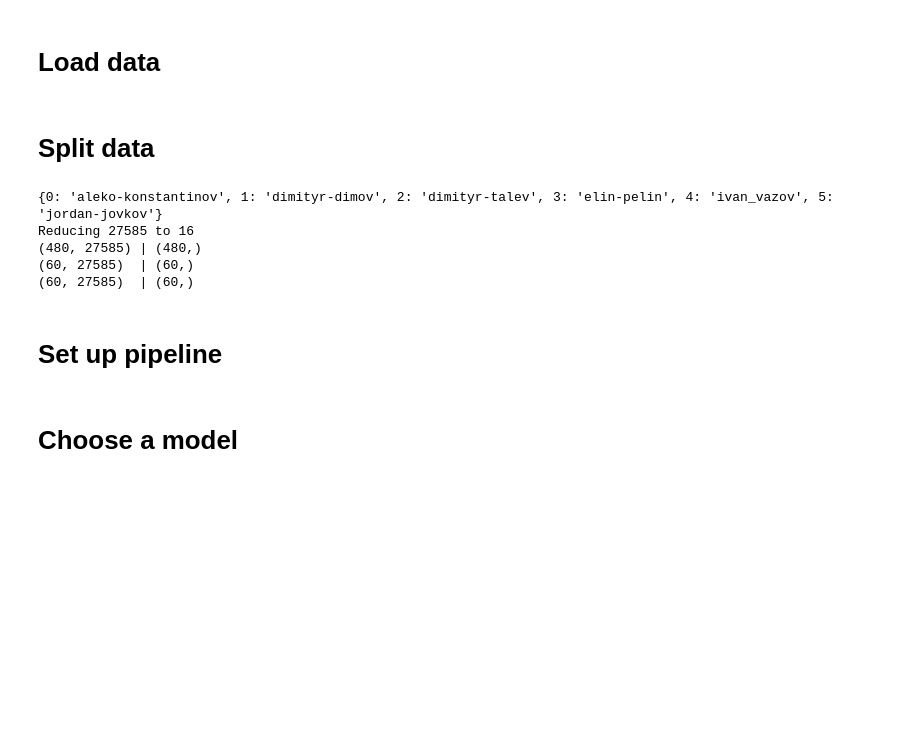
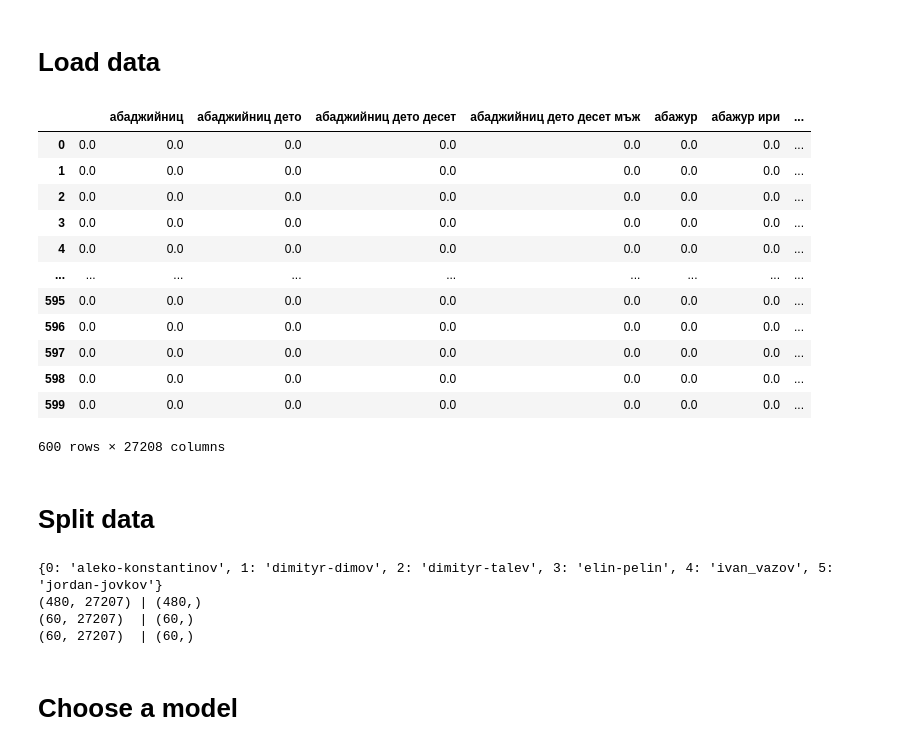
Before and after one commit to SimeonHristov99/ati, a Jupyter notebook: src/06_modelling.ipynb, the cells around one changed output. Saved outputs shown, nothing was run; the diff lists cells and outputs as text; code cells hidden in the pictures; blank space fills up the shorter version.

```diff
--- a/src/06_modelling.ipynb
+++ b/src/06_modelling.ipynb
@@ -28,30 +24,35 @@ DATA_PATH_PREP = '../DATA/prepared'
 # %% [markdown]
 # Load data
 # %%
-data_table_soft = pd.read_pickle(f'{DATA_PATH_PREP}/04_data_table_soft.pkl')
-data_table_med = pd.read_pickle(f'{DATA_PATH_PREP}/04_data_table_med.pkl')
+# data_table_soft = pd.read_pickle(f'{DATA_PATH_PREP}/04_data_table_soft.pkl')
+# data_table_med = pd.read_pickle(f'{DATA_PATH_PREP}/04_data_table_med.pkl')
 data_table_hard = pd.read_pickle(f'{DATA_PATH_PREP}/04_data_table_hard.pkl')
+data_table_hard
+# %% [output]
+|  |  | абаджийниц | абаджийниц дето | абаджийниц дето десет | абаджийниц дето десет мъж | абажур | абажур ири | ... |
+| 0 | 0.0 | 0.0 | 0.0 | 0.0 | 0.0 | 0.0 | 0.0 | ... |
+| 1 | 0.0 | 0.0 | 0.0 | 0.0 | 0.0 | 0.0 | 0.0 | ... |
+| 2 | 0.0 | 0.0 | 0.0 | 0.0 | 0.0 | 0.0 | 0.0 | ... |
+| 3 | 0.0 | 0.0 | 0.0 | 0.0 | 0.0 | 0.0 | 0.0 | ... |
+| 4 | 0.0 | 0.0 | 0.0 | 0.0 | 0.0 | 0.0 | 0.0 | ... |
+| ... | ... | ... | ... | ... | ... | ... | ... | ... |
+| 595 | 0.0 | 0.0 | 0.0 | 0.0 | 0.0 | 0.0 | 0.0 | ... |
+| 596 | 0.0 | 0.0 | 0.0 | 0.0 | 0.0 | 0.0 | 0.0 | ... |
+| 597 | 0.0 | 0.0 | 0.0 | 0.0 | 0.0 | 0.0 | 0.0 | ... |
+| 598 | 0.0 | 0.0 | 0.0 | 0.0 | 0.0 | 0.0 | 0.0 | ... |
+| 599 | 0.0 | 0.0 | 0.0 | 0.0 | 0.0 | 0.0 | 0.0 | ... |
+600 rows × 27208 columns
 # %% [markdown]
 # Split data
 # %%
-num_pca_components = 16
 X = data_table_hard.drop('author', axis=1)
 y = data_table_hard['author']
-# X = data_table_soft.drop('author', axis=1)
-# y = data_table_soft['author']
 
 le = LabelEncoder()
 y = le.fit_transform(y)
 print(dict(enumerate(le.classes_)))
 
-print(f'Reducing {X.shape[1]} to {num_pca_components}')
-pca = PCA(n_components=num_pca_components)
-pr_components = pca.fit_transform(X)
-X_PCA = pd.DataFrame(data=pr_components, columns=[f'comp_{idx}' for idx in range(num_pca_components)])
-X_PCA
-
 seed = 42
-# X_train, X_test_val_test, y_train, y_test_val_test = train_test_split(X_PCA, y, random_state=seed, train_size=0.8)
 X_train, X_test_val_test, y_train, y_test_val_test = train_test_split(X, y, random_state=seed, train_size=0.8)
 X_val, X_test, y_val, y_test = train_test_split(X_test_val_test, y_test_val_test, random_state=seed, train_size=0.5)
 
@@ -60,9 +61,6 @@ print(f'{X_val.shape}  | {y_val.shape}')
 print(f'{X_test.shape}  | {y_test.shape}')
 # %% [output]
 {0: 'aleko-konstantinov', 1: 'dimityr-dimov', 2: 'dimityr-talev', 3: 'elin-pelin', 4: 'ivan_vazov', 5: 'jordan-jovkov'}
-Reducing 27585 to 16
-(480, 27585) | (480,)
-(60, 27585)  | (60,)
-(60, 27585)  | (60,)
+(480, 27207) | (480,)
+(60, 27207)  | (60,)
+(60, 27207)  | (60,)
-# %% [markdown]
-# Set up pipeline
```
Also changed, not shown: parts of 13 cells of this notebook.
